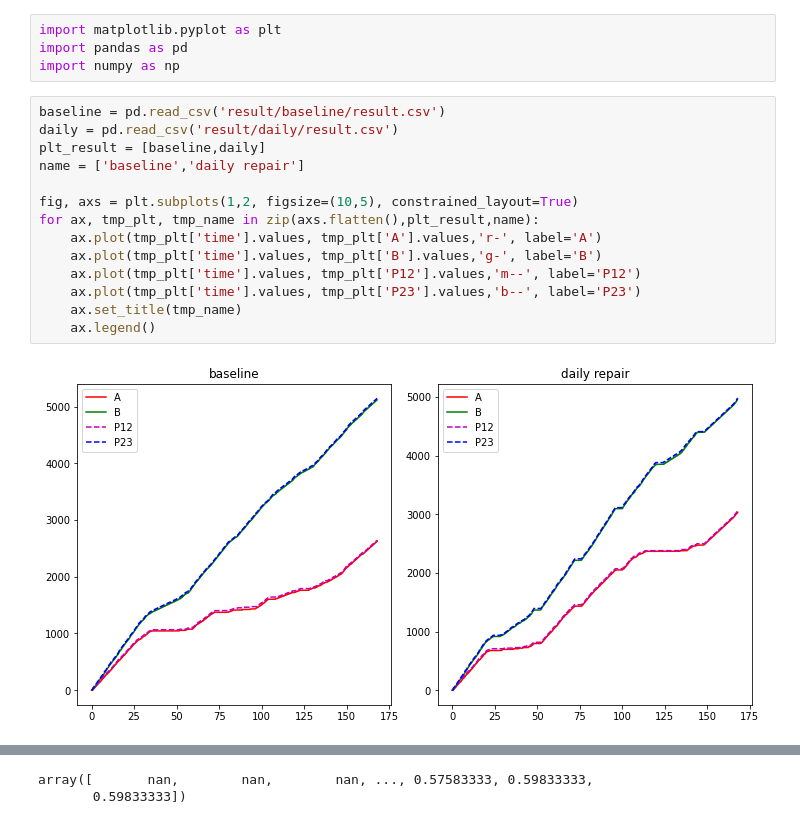
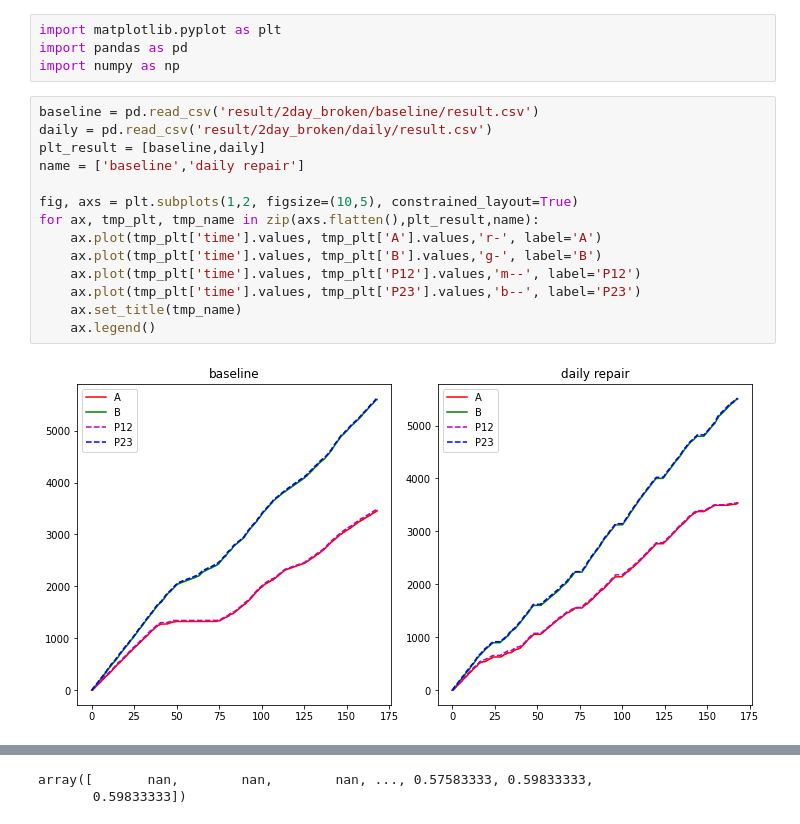
Before and after one commit to Observe-l/PredM, a Jupyter notebook: result_polt.ipynb, the cells around one changed output, grey strips where cells are left out. Drawn from its saved outputs; the diff is of its cells as text.

```diff
--- a/result_polt.ipynb
+++ b/result_polt.ipynb
@@ -3,21 +3,21 @@ import matplotlib.pyplot as plt
 import pandas as pd
 import numpy as np
 # %%
-baseline = pd.read_csv('result/baseline/result.csv')
-daily = pd.read_csv('result/daily/result.csv')
+baseline = pd.read_csv('result/2day_broken/baseline/result.csv')
+daily = pd.read_csv('result/2day_broken/daily/result.csv')
 plt_result = [baseline,daily]
 name = ['baseline','daily repair']
 
 fig, axs = plt.subplots(1,2, figsize=(10,5), constrained_layout=True)
 for ax, tmp_plt, tmp_name in zip(axs.flatten(),plt_result,name):
     ax.plot(tmp_plt['time'].values, tmp_plt['A'].values,'r-', label='A')
     ax.plot(tmp_plt['time'].values, tmp_plt['B'].values,'g-', label='B')
     ax.plot(tmp_plt['time'].values, tmp_plt['P12'].values,'m--', label='P12')
     ax.plot(tmp_plt['time'].values, tmp_plt['P23'].values,'b--', label='P23')
     ax.set_title(tmp_name)
     ax.legend()
 # %% [output]
-[figure, old version]
+[figure, new version]
 # %%
 average_periods = 60
 baseline_rate = baseline.diff(periods=average_periods)
```
Also changed, not shown: parts of 1 cell of this notebook, 7 other files.
